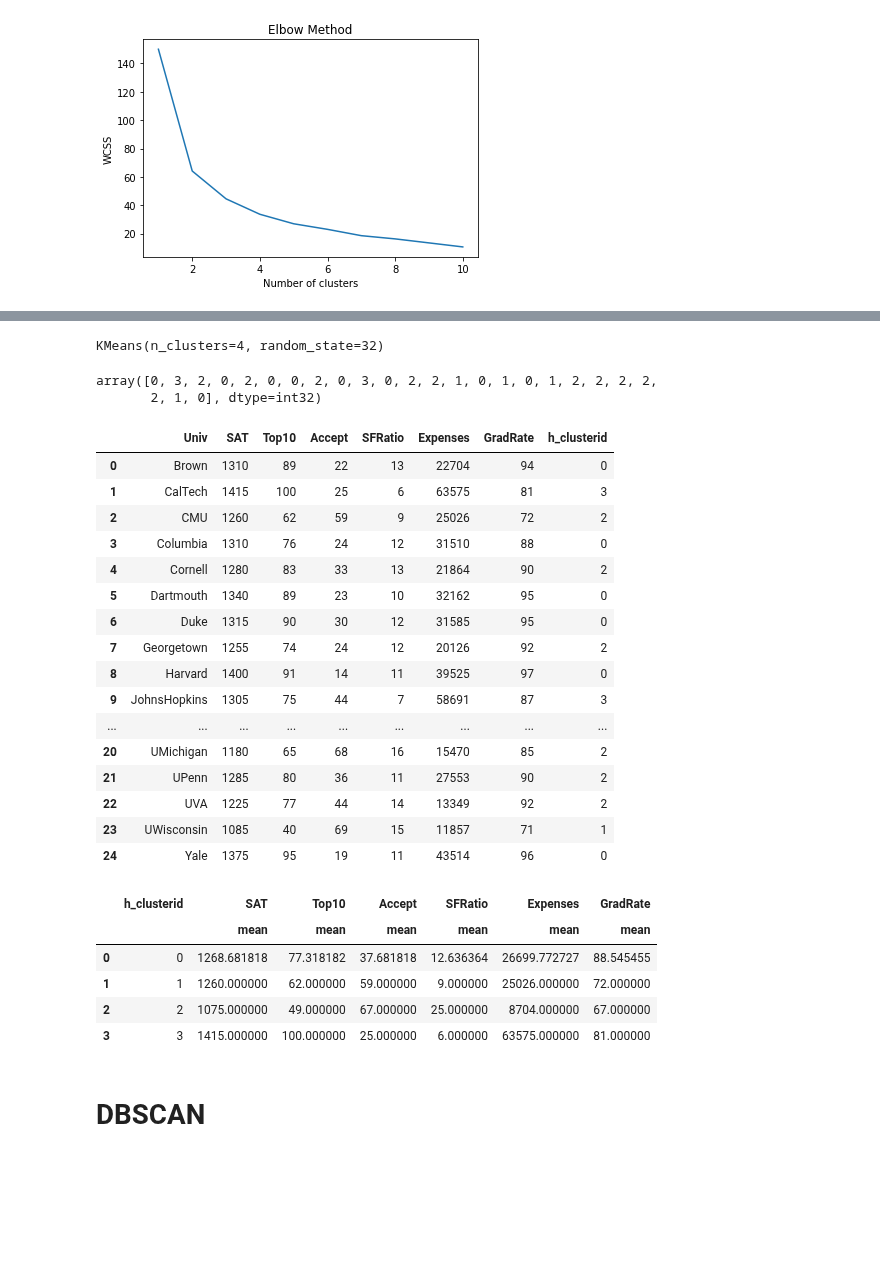
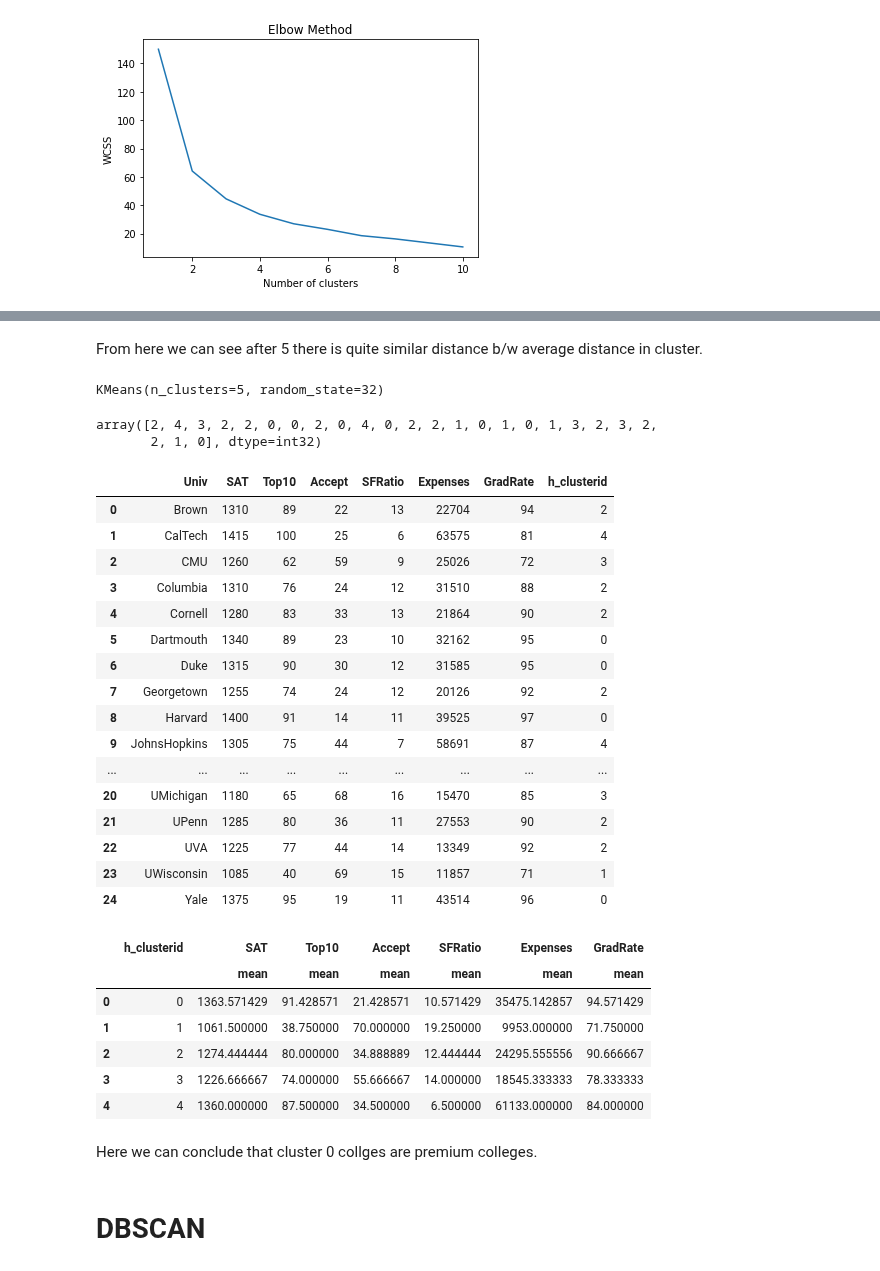
Before and after one commit to manasik29/Clustering-on-Universities-data-to-make-clusters-of-similar-universities, a Jupyter notebook: Clustering.ipynb, the cells around one changed output, grey strips where cells are left out. Saved outputs shown, nothing was run; the diff lists cells and outputs as text; code cells hidden in the pictures; blank space fills up the shorter version.

```diff
--- a/Clustering.ipynb
+++ b/Clustering.ipynb
@@ -285,13 +315,15 @@ plt.show()
+# %% [markdown]
+From here we can see after 5 there is quite similar distance b/w average distance in cluster.
 # %%
 from pandas.core.common import random_state
-clusters_new = KMeans(4, random_state=32)
+clusters_new = KMeans(5, random_state=32)
 clusters_new.fit(scaled_df)
 # %% [output]
-KMeans(n_clusters=4, random_state=32)
+KMeans(n_clusters=5, random_state=32)
 # %%
 clusters_new.labels_
 # %% [output]
-array([0, 3, 2, 0, 2, 0, 0, 2, 0, 3, 0, 2, 2, 1, 0, 1, 0, 1, 2, 2, 2, 2,
+array([2, 4, 3, 2, 2, 0, 0, 2, 0, 4, 0, 2, 2, 1, 0, 1, 0, 1, 3, 2, 3, 2,
        2, 1, 0], dtype=int32)
 # %%
 df1['h_clusterid'] = clusters_new.labels_
@@ -299,31 +331,34 @@ df1['h_clusterid'] = clusters_new.labels_
 df1
 # %% [output]
 |  | Univ | SAT | Top10 | Accept | SFRatio | Expenses | GradRate | h_clusterid |
-| 0 | Brown | 1310 | 89 | 22 | 13 | 22704 | 94 | 0 |
-| 1 | CalTech | 1415 | 100 | 25 | 6 | 63575 | 81 | 3 |
-| 2 | CMU | 1260 | 62 | 59 | 9 | 25026 | 72 | 2 |
-| 3 | Columbia | 1310 | 76 | 24 | 12 | 31510 | 88 | 0 |
+| 0 | Brown | 1310 | 89 | 22 | 13 | 22704 | 94 | 2 |
+| 1 | CalTech | 1415 | 100 | 25 | 6 | 63575 | 81 | 4 |
+| 2 | CMU | 1260 | 62 | 59 | 9 | 25026 | 72 | 3 |
+| 3 | Columbia | 1310 | 76 | 24 | 12 | 31510 | 88 | 2 |
 | 4 | Cornell | 1280 | 83 | 33 | 13 | 21864 | 90 | 2 |
 | 5 | Dartmouth | 1340 | 89 | 23 | 10 | 32162 | 95 | 0 |
 | 6 | Duke | 1315 | 90 | 30 | 12 | 31585 | 95 | 0 |
 | 7 | Georgetown | 1255 | 74 | 24 | 12 | 20126 | 92 | 2 |
 | 8 | Harvard | 1400 | 91 | 14 | 11 | 39525 | 97 | 0 |
-| 9 | JohnsHopkins | 1305 | 75 | 44 | 7 | 58691 | 87 | 3 |
+| 9 | JohnsHopkins | 1305 | 75 | 44 | 7 | 58691 | 87 | 4 |
 | ... | ... | ... | ... | ... | ... | ... | ... | ... |
-| 20 | UMichigan | 1180 | 65 | 68 | 16 | 15470 | 85 | 2 |
+| 20 | UMichigan | 1180 | 65 | 68 | 16 | 15470 | 85 | 3 |
 | 21 | UPenn | 1285 | 80 | 36 | 11 | 27553 | 90 | 2 |
 | 22 | UVA | 1225 | 77 | 44 | 14 | 13349 | 92 | 2 |
 | 23 | UWisconsin | 1085 | 40 | 69 | 15 | 11857 | 71 | 1 |
 | 24 | Yale | 1375 | 95 | 19 | 11 | 43514 | 96 | 0 |
 # %%
-df.groupby('h_clusterid').agg(['mean']).reset_index()
+df1.groupby('h_clusterid').agg(['mean']).reset_index()
 # %% [output]
 |  | h_clusterid | SAT | Top10 | Accept | SFRatio | Expenses | GradRate |
 |  |  | mean | mean | mean | mean | mean | mean |
-| 0 | 0 | 1268.681818 | 77.318182 | 37.681818 | 12.636364 | 26699.772727 | 88.545455 |
-| 1 | 1 | 1260.000000 | 62.000000 | 59.000000 | 9.000000 | 25026.000000 | 72.000000 |
-| 2 | 2 | 1075.000000 | 49.000000 | 67.000000 | 25.000000 | 8704.000000 | 67.000000 |
-| 3 | 3 | 1415.000000 | 100.000000 | 25.000000 | 6.000000 | 63575.000000 | 81.000000 |
+| 0 | 0 | 1363.571429 | 91.428571 | 21.428571 | 10.571429 | 35475.142857 | 94.571429 |
+| 1 | 1 | 1061.500000 | 38.750000 | 70.000000 | 19.250000 | 9953.000000 | 71.750000 |
+| 2 | 2 | 1274.444444 | 80.000000 | 34.888889 | 12.444444 | 24295.555556 | 90.666667 |
+| 3 | 3 | 1226.666667 | 74.000000 | 55.666667 | 14.000000 | 18545.333333 | 78.333333 |
+| 4 | 4 | 1360.000000 | 87.500000 | 34.500000 | 6.500000 | 61133.000000 | 84.000000 |
+# %% [markdown]
+Here we can conclude that cluster 0 collges are premium colleges.
 # %% [markdown]
 # DBSCAN
 # %%
```
Also changed, not shown: parts of 3 cells of this notebook.
